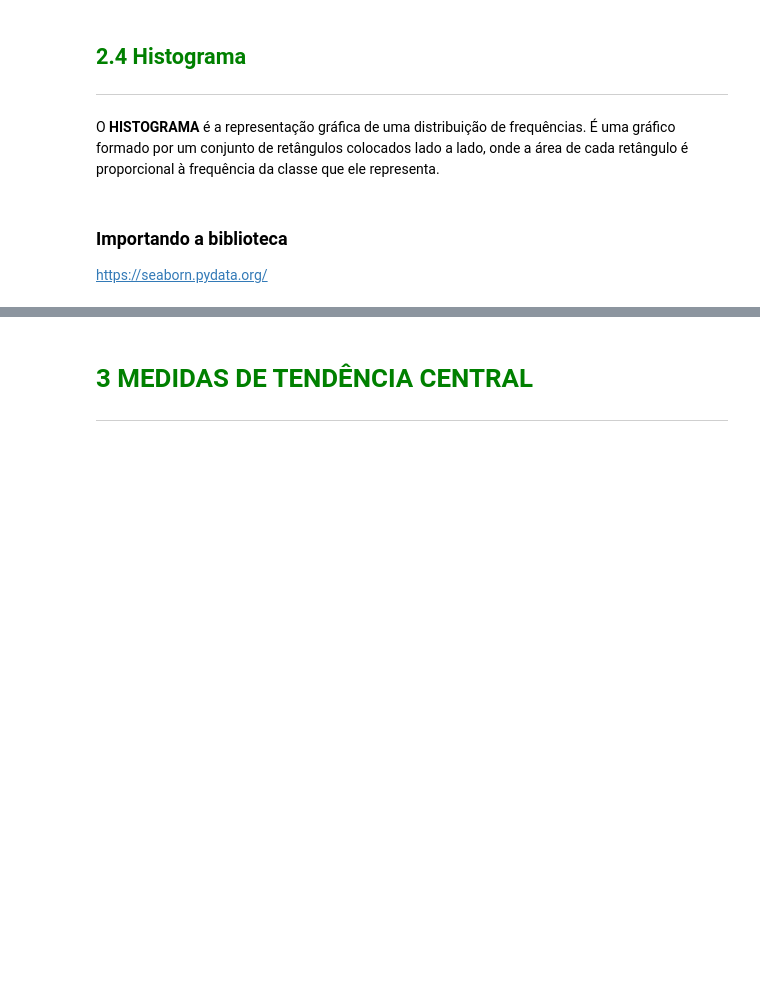
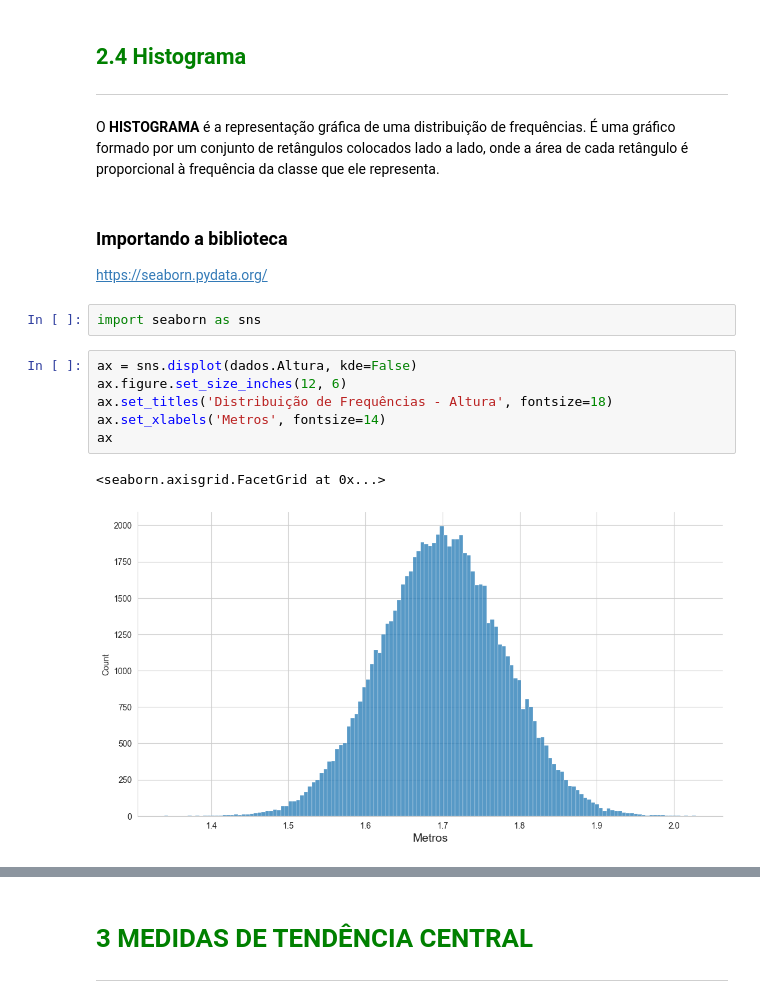
Before and after one commit to RPdatascience819/Curso_basico_estats, a Jupyter notebook: Curso_de_Estatística_Parte_1.ipynb, the cells around one changed output, grey strips where cells are left out. Drawn from its saved outputs; the diff is of its cells as text; blank space fills up the shorter version.

Commit message:
Histograma

```diff
--- a/Curso_de_Estatística_Parte_1.ipynb
+++ b/Curso_de_Estatística_Parte_1.ipynb
@@ -491,3 +491,14 @@ O <b>HISTOGRAMA</b> é a representação gráfica de uma distribuição de frequ
 ### Importando a biblioteca
 
 https://seaborn.pydata.org/
+# %%
+import seaborn as sns
+# %%
+ax = sns.displot(dados.Altura, kde=False)
+ax.figure.set_size_inches(12, 6)
+ax.set_titles('Distribuição de Frequências - Altura', fontsize=18)
+ax.set_xlabels('Metros', fontsize=14)
+ax
+# %% [output]
+<seaborn.axisgrid.FacetGrid at 0x...>
+[figure, added]
```
Also changed, not shown: parts of 3 cells of this notebook.
